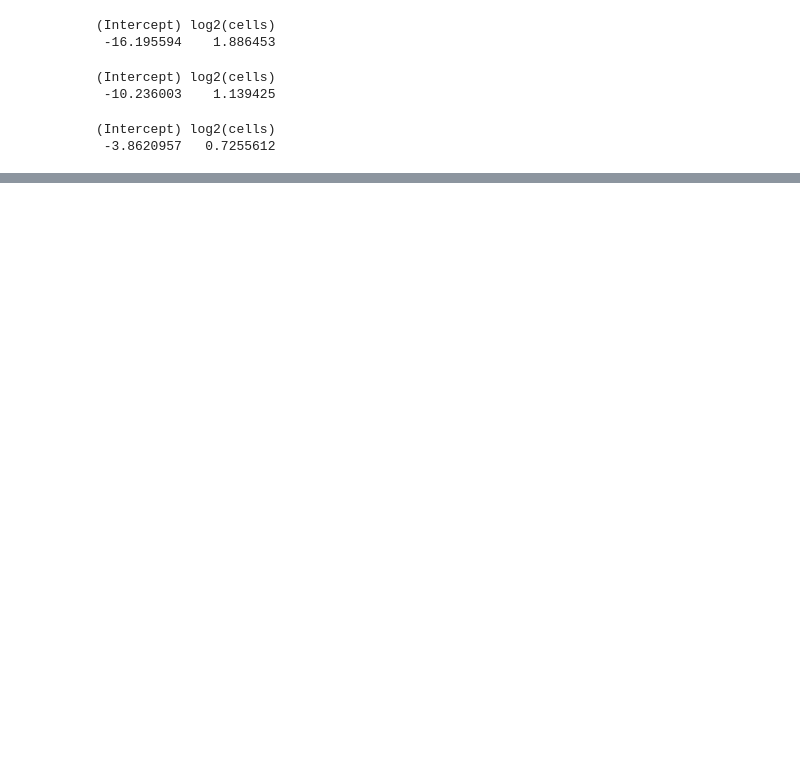
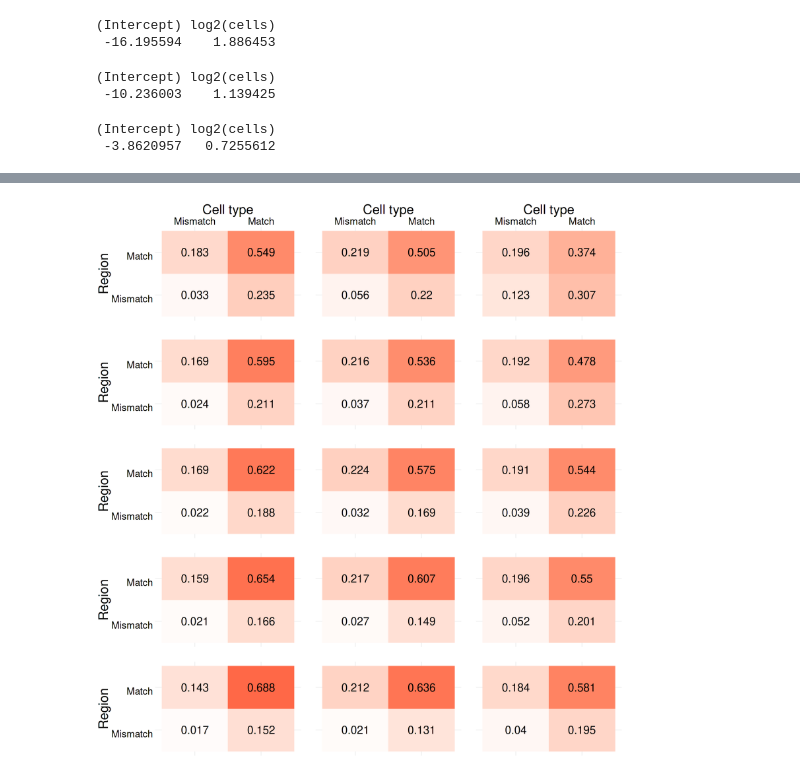
Before and after one commit to gao-lab/SLAT, a Jupyter notebook: benchmark/analysis/scalability_analysis.ipynb, the cells around one changed output, grey strips where cells are left out. Cells and saved outputs as stored; diff of their text form; code cells hidden in the pictures; blank space fills up the shorter version.

```diff
--- a/benchmark/analysis/scalability_analysis.ipynb
+++ b/benchmark/analysis/scalability_analysis.ipynb
@@ -136,0 +134,79 @@ lm(log2(run_time) ~ log2(cells), data=data[data$method=='STAGATE',])$coef
+# %%
+options(repr.plot.width=4, repr.plot.height=3)
+p3_list <- list()
+j <- 1 # column for methods
+for(datasets in c('Visium','MERFISH','Stereo-seq')){
+    i <- 1 # row for dataset
+    p2_list <- list()
+    print(methods)
+    for(methods in c('SLAT','PASTE','STAGATE')){
+        p_list <- list()
+        k <- 1 # row for cell numbers
+        if (datasets == 'Stereo-seq'){
+            cell_number_split = c(200,400,800,1600,3200,6400,12800,25600,51200,102400)
+        } else {
+            cell_number_split = c(200,400,800,1600,3200)
+        }
+        for (cell_number in cell_number_split){
+            print(datasets)
+            data_method <- data %>% filter(method == methods, dataset == datasets, cell_number==cells)  %>%
+                summarise(mean_region_score = mean(region_score), mean_celltype_score = mean(celltype_score), mean_global_score = mean(global_score)) %>%
+                as.matrix()
+            print(data_method)
+            confusion_matrix <- matrix(0, nrow = 2, ncol = 2)
+            confusion_matrix[2,2] <- data_method[1,3]
+            confusion_matrix[1,2] <- data_method[1,1] * (1 - data_method[1,2])
+            confusion_matrix[2,1] <- data_method[1,2] * (1 - data_method[1,1])
+            confusion_matrix[1,1] <- 1 - confusion_matrix[1,2] - confusion_matrix[2,2] - confusion_matrix[2,1]
+            rownames(confusion_matrix) <- c('Mismatch', 'Match')
+            colnames(confusion_matrix) <- c('Mismatch', 'Match')
+            confusion_matrix <- confusion_matrix %>% melt()
+            colnames(confusion_matrix) <- c('Cell_type', 'Region', 'Ratio')
+            # print(confusion_matrix)
+            # replace element which smaller than 0 with 0
+            confusion_matrix$Ratio[confusion_matrix$Ratio < 0] <- 0
+
+            p <- ggplot(confusion_matrix, aes(x = Cell_type, y = Region, fill = Ratio)) +
+                geom_tile() +
+                geom_text(aes(x = Cell_type, y = Region, label = round(Ratio, digits = 3)), color = "black", size = 9) +
+                scale_fill_gradient2(low = "white", high = "red", limit = c(-0.01, 0.92)) +
+                labs(x = 'Cell type', y = 'Region', title = paste0(methods,'-',datasets,'-',cell_number)) +
+                scale_x_discrete(position = "top") +
+                theme_minimal() +
+                theme(  text = element_text(size = 28),
+                        axis.text = element_text(vjust = 1, hjust = 0.5, color = "black"),
+                        axis.title = element_text(size = 30),
+                        plot.title = element_text(size = 30, hjust = 0.5),
+                        legend.title = element_text(size = 22),
+                        legend.text = element_text(size = 18),
+                        axis.ticks = element_blank(),
+                        plot.margin = unit(c(0,0,0,0), "pt",),
+                        legend.position = "bottom",
+                        legend.key.width = unit(40, "pt"),
+                        legend.key.height = unit(20, "pt")
+                    )
+            if (TRUE) {p <- p + theme(legend.position = "none") }
+            if (k > 1) {p <- p + labs(x='') + theme(axis.text.x = element_blank(), axis.ticks.x=element_blank()) }
+            if (i > 1) {p <- p + labs(y='') + theme(axis.text.y = element_blank(), axis.ticks.y=element_blank()) }
+            if (TRUE) {p <- p + theme(plot.title = element_blank())}
+            # print(p)
+            p_list[[k]] <- p
+            k <- k + 1
+            }
+        p2 <- do.call(patchwork::wrap_plots, c(p_list, ncol = 1))
+        p2_list[[i]] <- p2
+        i <- i + 1
+        }
+
+    p3 <- do.call(patchwork::wrap_plots, c(p2_list, ncol = 3))
+    p3_list[[j]] <- p3
+    j <- j + 1
+}
+
+options(repr.plot.width = 17, repr.plot.height = 18)
+p3_list[[1]]
+options(repr.plot.width = 17, repr.plot.height = 18)
+p3_list[[2]]
+options(repr.plot.width = 17, repr.plot.height = 40)
+p3_list[[3]]
+# %% [output]
@@ -136,0 +230 @@ lm(log2(run_time) ~ log2(cells), data=data[data$method=='STAGATE',])$coef
+[figure, added]
```
Also changed, not shown: parts of 10 cells of this notebook, 25 other files.
